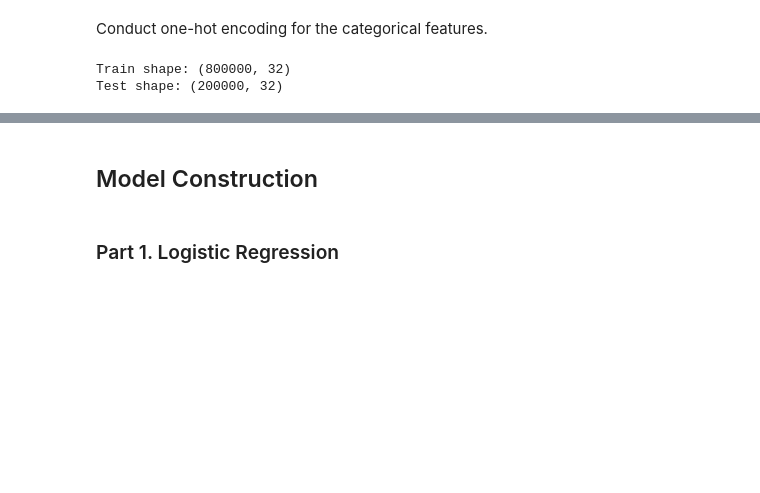
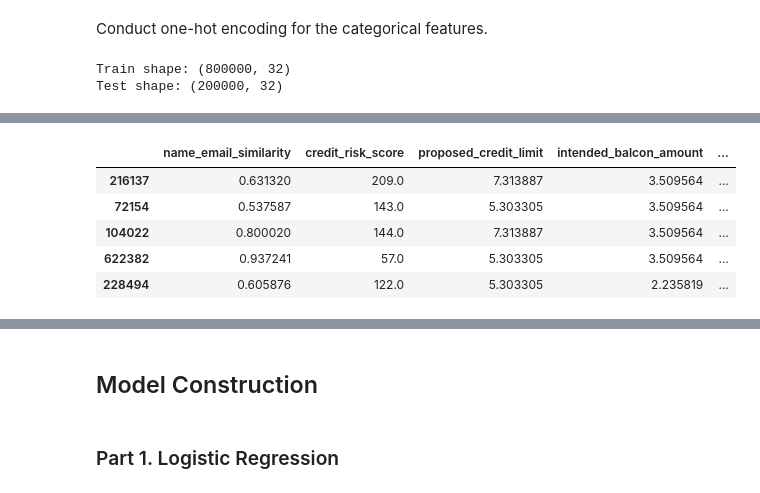
Before and after one commit to mrlizhaozhi/application-fraud-bank-account-opening, a Jupyter notebook: BAF-Fraud-Detection-Models.ipynb, the cells around one changed output, grey strips where cells are left out. Saved outputs shown, nothing was run; the diff lists cells and outputs as text; code cells hidden in the pictures; blank space fills up the shorter version.

```diff
--- a/BAF-Fraud-Detection-Models.ipynb
+++ b/BAF-Fraud-Detection-Models.ipynb
@@ -1604,0 +1614,9 @@ Test shape: (200000, 32)
+# %%
+X_train_encoded.tail()
+# %% [output]
+|  | name_email_similarity | credit_risk_score | proposed_credit_limit | intended_balcon_amount | ... |
+| 216137 | 0.631320 | 209.0 | 7.313887 | 3.509564 | ... |
+| 72154 | 0.537587 | 143.0 | 5.303305 | 3.509564 | ... |
+| 104022 | 0.800020 | 144.0 | 7.313887 | 3.509564 | ... |
+| 622382 | 0.937241 | 57.0 | 5.303305 | 3.509564 | ... |
+| 228494 | 0.605876 | 122.0 | 5.303305 | 2.235819 | ... |
```
Also changed, not shown: parts of 8 cells of this notebook.
